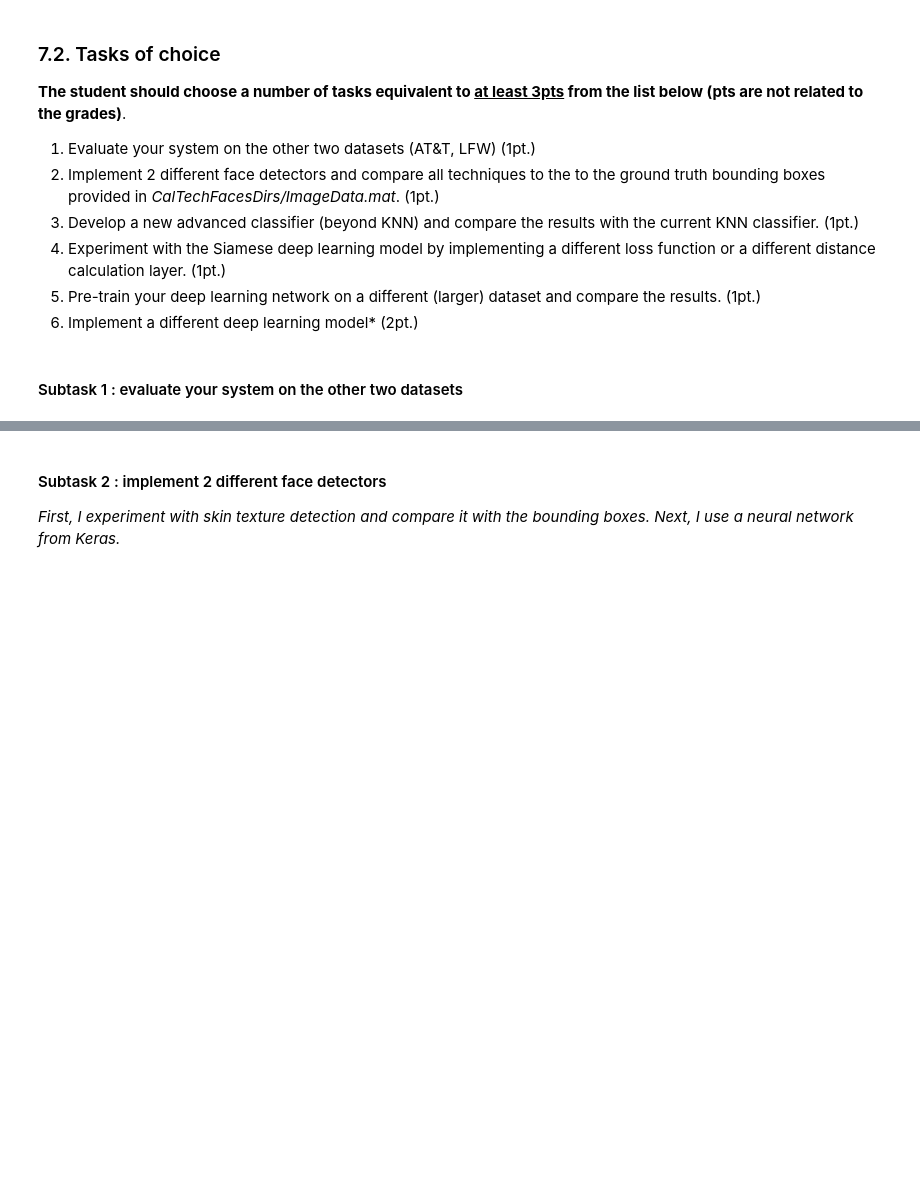
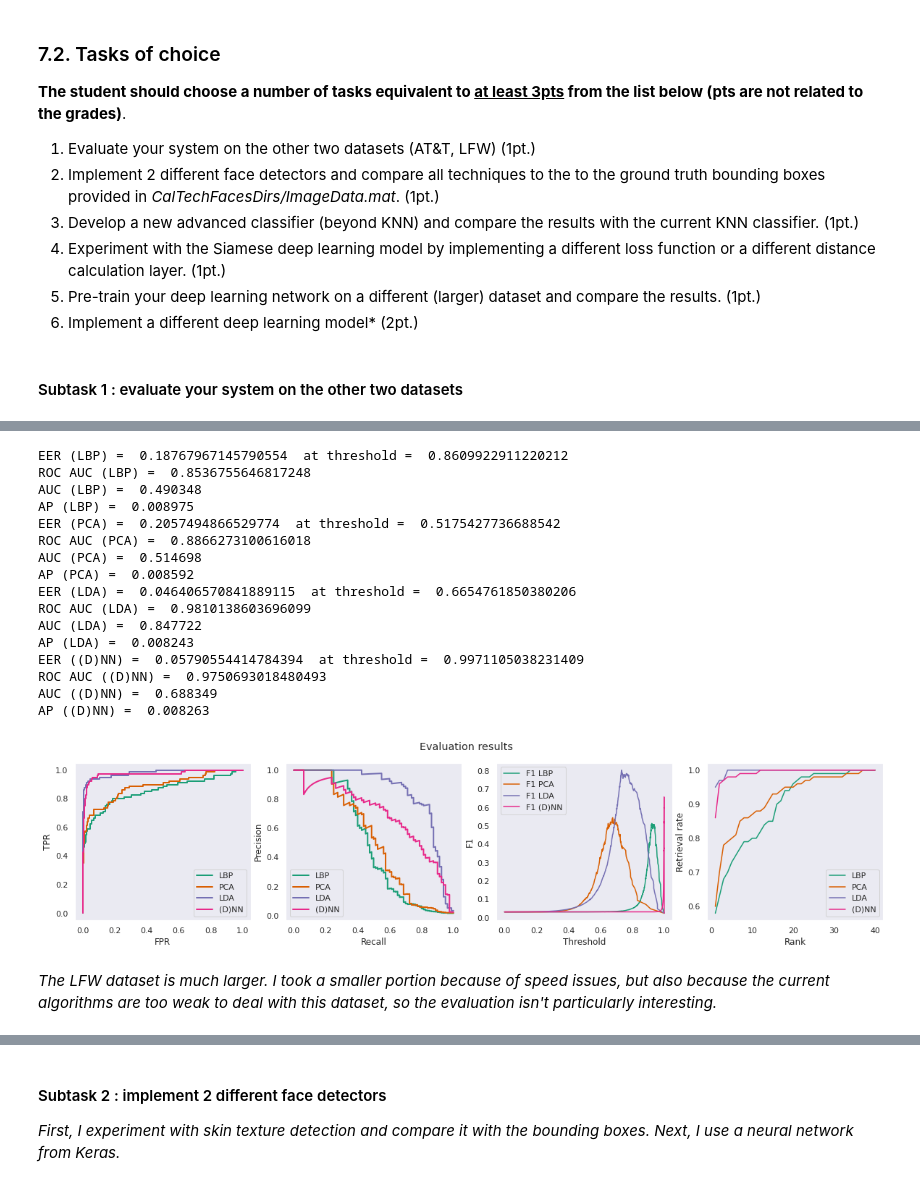
Before and after one commit to BrunoVandekerkhove/biometric-systems, a Jupyter notebook: face_recognition/facial_recognition.ipynb, the cells around one changed output, grey strips where cells are left out. Cells and saved outputs as stored; diff of their text form; code cells hidden in the pictures; blank space fills up the shorter version.

```diff
--- a/face_recognition/facial_recognition.ipynb
+++ b/face_recognition/facial_recognition.ipynb
@@ -1024 +1037,49 @@ AP ((D)NN) =  0.019416
+# %%
+import os.path
+from localmodules import siamese
+
+def evaluate_other_dataset(dataset, name, recompute=False, epochs=100,
+                           strategy_classes=[LBPStrategy, PCAStrategy, LDAStrategy, SiameseNetworkStrategy]):
+  x_train, x_test, y_train, y_test = split_data(dataset)
+  strategies = [strategy_class(x_train, y_train, x_test, y_test) for strategy_class in strategy_classes]
+  scores_file = './scores/scores_' + name + '.p'
+  if not recompute and os.path.isfile(scores_file): # load database scores from disk
+    pickle_file = open(scores_file, "rb")
+    (scores,cmcs) = pickle.load(pickle_file)
+  else: # compute scores from scratch
+    for strategy in strategies:
+      if strategy.name == '(D)NN':
+        strategy.fit(epochs=epochs)
+      else:
+        strategy.fit()
+      print('Accuracy for strategy {} = {}'.format(strategy.name, strategy.accuracy()))
+    clear_output()
+    scores = [strategy.get_scores_test(calculate_matrix=False) for strategy in tqdm_notebook(strategies)]
+    cmcs = [random_CMC(strategy, training=False, n_ranks=len(list(set(strategy.y_train)))) for strategy in tqdm_notebook(strategies)]
+    pickle_file = open(scores_file, "wb")
+    pickle.dump((scores,cmcs), pickle_file)
+  evaluate(strategies, scores, cmcs)
+  return strategies
+
+_ = evaluate_other_dataset(olivetti, 'olivetti')
+# %% [output]
+EER (LBP) =  0.18767967145790554  at threshold =  0.8609922911220212
+ROC AUC (LBP) =  0.8536755646817248
+AUC (LBP) =  0.490348
+AP (LBP) =  0.008975
+EER (PCA) =  0.2057494866529774  at threshold =  0.5175427736688542
+ROC AUC (PCA) =  0.8866273100616018
+AUC (PCA) =  0.514698
+AP (PCA) =  0.008592
+EER (LDA) =  0.046406570841889115  at threshold =  0.6654761850380206
+ROC AUC (LDA) =  0.9810138603696099
+AUC (LDA) =  0.847722
+AP (LDA) =  0.008243
+EER ((D)NN) =  0.05790554414784394  at threshold =  0.9971105038231409
+ROC AUC ((D)NN) =  0.9750693018480493
+AUC ((D)NN) =  0.688349
+AP ((D)NN) =  0.008263
+[figure, added]
+# %% [markdown]
+*The LFW dataset is much larger. I took a smaller portion because of speed issues, but also because the current algorithms are too weak to deal with this dataset, so the evaluation isn't particularly interesting.*
 # %%
```
Also changed, not shown: parts of 26 cells of this notebook.
